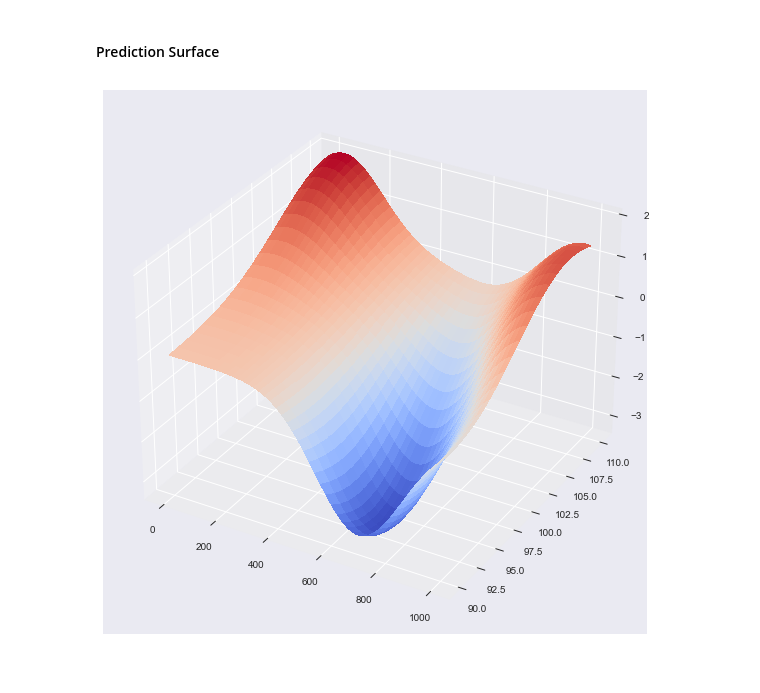
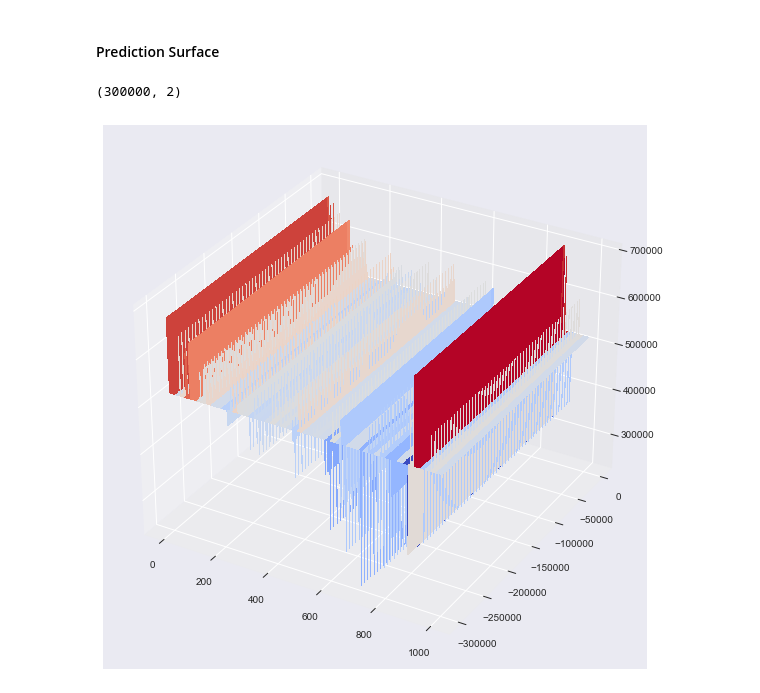
Before and after one commit to amzn/supply-chain-simulation-environment, a Jupyter notebook: src/bayesian_optimization/sens_analysis_extended.ipynb, the cells around one changed output. Saved outputs shown, nothing was run; the diff lists cells and outputs as text; code cells hidden in the pictures.

```diff
--- a/src/bayesian_optimization/sens_analysis_extended.ipynb
+++ b/src/bayesian_optimization/sens_analysis_extended.ipynb
@@ -188,8 +188,8 @@ min_battery_capacity = 90
 max_battery_capacity = 110
 
 # units in £/
-min_battery_penalty = DEFAULT_RUN_PARAMETERS.battery_penalty - 10000
-max_battery_penalty = DEFAULT_RUN_PARAMETERS.battery_penalty + 10000
+min_battery_penalty = DEFAULT_RUN_PARAMETERS.battery_penalty - 100000
+max_battery_penalty = DEFAULT_RUN_PARAMETERS.battery_penalty + 200000
 
 num_data_points = 10
 
@@ -247,7 +247,7 @@ plot_reward(X, Y, parameter_space.parameter_names)
 # %%
 # Kernel Specification; specify active dimensions
-kr = GPy.kern.RBF(input_dim=X.shape[1]-1, active_dims=[0], ARD=True)  # exclude time dim
-kb = GPy.kern.Bias(input_dim=X.shape[1]-1, active_dims=[0])
+kr = GPy.kern.RBF(input_dim=X.shape[1], active_dims=[0, 1], ARD=True)  # exclude time dim
+kb = GPy.kern.Bias(input_dim=X.shape[1], active_dims=[0, 1])
 kernel = kr+kb
 
 # Some prior distributions for model parameters
@@ -468,7 +676,7 @@ Plotting some GP  fit
 
 # Plot 3D decision boundary
 mesh_X, mesh_Y = np.mgrid[1:max_num_batteries+1:1,
-                          min_battery_penalty:max_battery_penalty+1:1]
+                          min_battery_capacity:max_battery_capacity+1:1]
 positions = np.vstack([mesh_X.ravel(), mesh_Y.ravel()]).T
 positions_with_time = np.append(positions, np.reshape(
     np.array([time_horizon_value for _ in range(positions.shape[0])]), (-1, 1)), axis=1)
@@ -1109,12 +1323,15 @@ for angle in range(0, 360, 40):
 # %% [markdown]
 #### Prediction Surface
 # %%
-mesh_X, mesh_Y = np.mgrid[1:max_num_batteries+1:1, min_battery_capacity:max_battery_capacity+1:1]
+mesh_X, mesh_Y = np.mgrid[1:max_num_batteries+1:1, min_battery_penalty:max_battery_penalty:1000]
 positions = np.vstack([mesh_X.ravel(), mesh_Y.ravel()]).T
+print(positions.shape)
 mu_plot, var_plot = model_emukit.predict(positions)
+# %% [output]
+(300000, 2)
 # %%
 fig = plt.figure(figsize=(10,10))
 ax = fig.gca(projection='3d')
-surf = ax.plot_surface(mesh_X, mesh_Y, mu_plot.reshape((1000,21)), cmap=cm.coolwarm,linewidth=0, antialiased=False)
+surf = ax.plot_surface(mesh_X, mesh_Y, mu_plot.reshape((1000,300)), cmap=cm.coolwarm,linewidth=0, antialiased=False)
 # %% [output]
-[figure, old version]
+[figure, new version]
```
Also changed, not shown: parts of 22 cells of this notebook, 5 other files.
